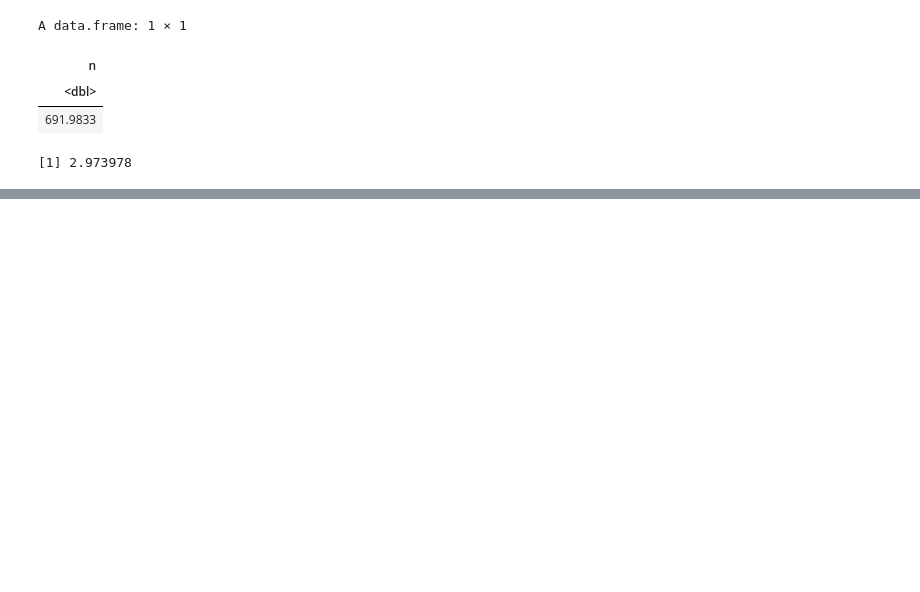
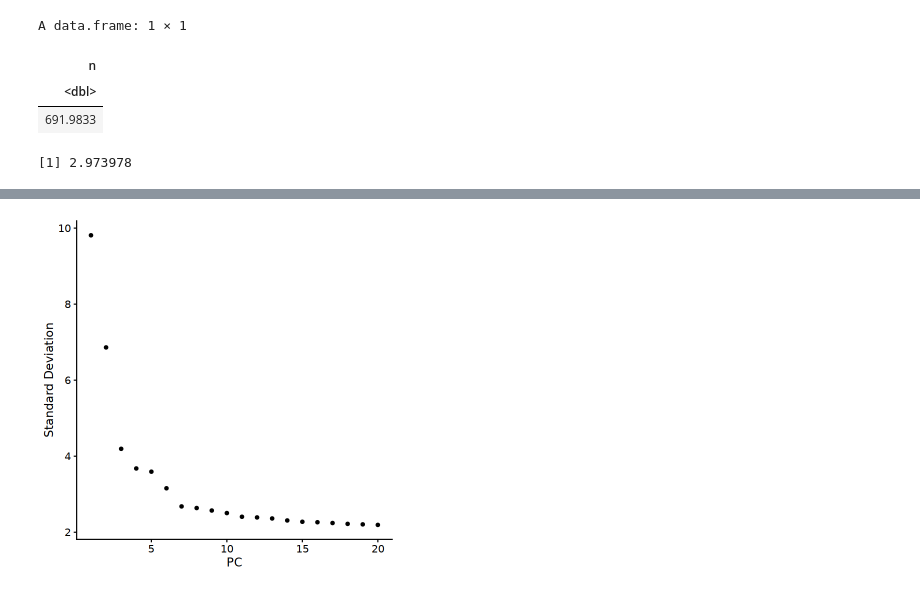
Before and after one commit to perslab/Aalling-Todorov-2024, a Jupyter notebook: 01_parameter_sweep/Untitled.ipynb, the cells around one changed output, grey strips where cells are left out. Cells and saved outputs as stored; diff of their text form; code cells hidden in the pictures; blank space fills up the shorter version.

```diff
--- a/01_parameter_sweep/Untitled.ipynb
+++ b/01_parameter_sweep/Untitled.ipynb
@@ -97,0 +133,4 @@ A data.frame: 1 × 1
+# %%
+ElbowPlot(obj)
+# %% [output]
+[figure, added]
```
Also changed, not shown: parts of 10 cells of this notebook, 3 other files.
